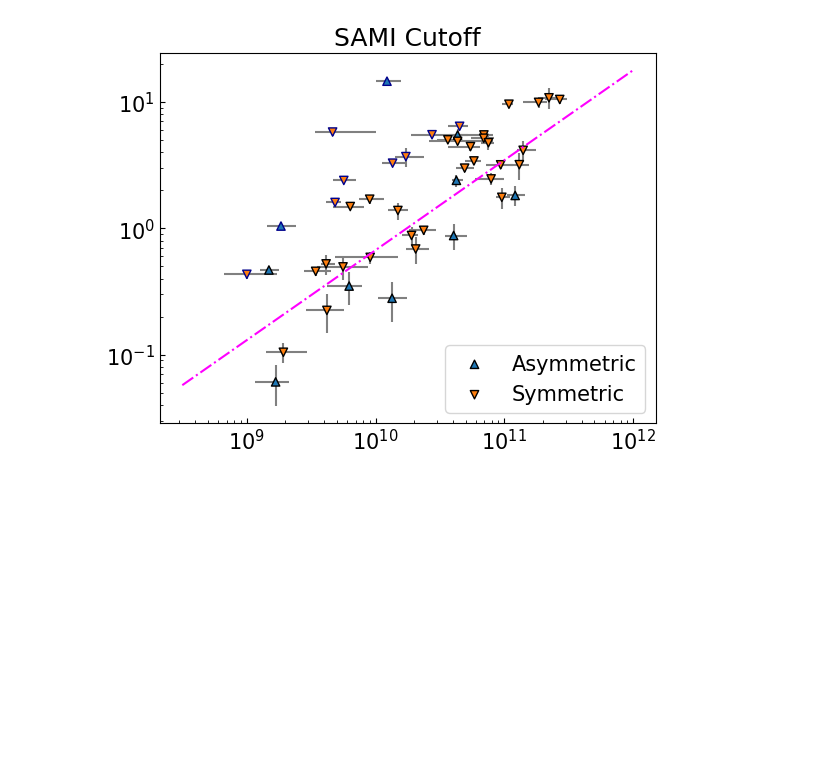
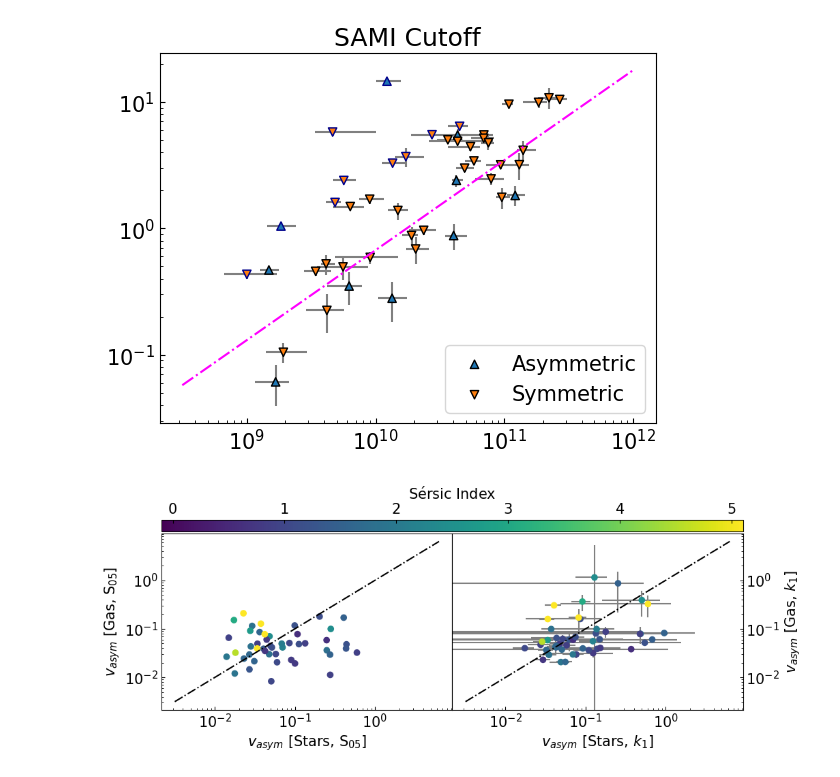
Before and after one commit to r-bagge/MAGPI_kinematics, a Jupyter notebook: plots.ipynb, the cells around one changed output. Cells and saved outputs as stored; diff of their text form; code cells hidden in the pictures; blank space fills up the shorter version.

```diff
--- a/plots.ipynb
+++ b/plots.ipynb
@@ -213,3 +213,36 @@ ax.set_title("SAMI Cutoff")
 plt.savefig("plots/paper1/SFMS_sami.pdf",bbox_inches="tight")
 # %% [output]
 [figure]
+# %%
+sample = pd.read_csv("/Users/z5408076/Documents/OneDrive - UNSW/MAGPI_csv/MAGPI_kinemetry_sample_s05.csv")
+one_re = pd.read_csv("/Users/z5408076/Documents/OneDrive - UNSW/MAGPI_csv/MAGPI_kinemetry_sample_1Re.csv")
+prospect = pd.read_csv("/Users/z5408076/Documents/OneDrive - UNSW/MAGPI_csv/MAGPI_ProSpectCat_v0.1.csv")
+bpt = pd.read_csv("/Users/z5408076/Documents/OneDrive - UNSW/MAGPI_csv/MAGPI_kinemetry_sample_BPT.csv")
+galfit = pd.read_csv("/Users/z5408076/Documents/OneDrive - UNSW/MAGPI_csv/MAGPI_GalfitSersicCat_v0.1.csv")
+prospect = prospect[prospect["MAGPIID"].isin(sample["MAGPIID"])]
+bpt = bpt[bpt['MAGPIID'].isin(sample["MAGPIID"])]
+galfit = galfit[galfit["MAGPIID"].isin(sample["MAGPIID"])]
+one_re = one_re[one_re["MAGPIID"].isin(sample["MAGPIID"])]
+# %%
+fig,ax=plt.subplots(1,2,figsize=(11,4))
+p=ax[0].scatter(sample["v_asym_s"],sample["v_asym_g"],c=galfit["n"],vmin=-0.1,vmax=5.1,zorder=2)
+ax[0].errorbar(sample["v_asym_s"],sample["v_asym_g"],xerr=sample["v_asym_s_err"],yerr=sample["v_asym_g_err"],ls="",color="grey",zorder=1)
+ax[1].scatter(one_re["v_asym_s"],one_re["v_asym_g"],c=galfit["n"],vmin=-0.1,vmax=5.1,zorder=2)
+ax[1].errorbar(one_re["v_asym_s"],one_re["v_asym_g"],xerr=one_re["v_asym_s_err"],yerr=one_re["v_asym_g_err"],ls="",color="grey",zorder=1)
+for axes in [ax[0],ax[1]]:
+    axes.plot(np.logspace(-2.5,0.8),np.logspace(-2.5,0.8),ls="dashdot",color="k")
+    axes.set_xscale("log")
+    axes.set_yscale("log")
+    if axes==ax[0]:
+        axes.set_xlabel(r"$v_{asym}$ [Stars, S$_{05}$]")
+        axes.set_ylabel(r"$v_{asym}$ [Gas, S$_{05}$]")
+    if axes==ax[1]:
+        axes.set_xlabel(r"$v_{asym}$ [Stars, $k_1$]")
+        axes.set_ylabel(r"$v_{asym}$ [Gas, $k_1$]")
+ax[1].yaxis.tick_right()
+ax[1].yaxis.set_label_position("right")
+plt.subplots_adjust(wspace=0)
+plt.colorbar(p,ax=ax,location="top",pad=0.01,label=r"S$\'{\rm e}$rsic Index",aspect=50)
+plt.savefig("plots/paper2/s05_vs_k1.pdf",bbox_inches="tight")
+# %% [output]
+[figure, added]
```
Also changed, not shown: parts of 1 cell of this notebook.
